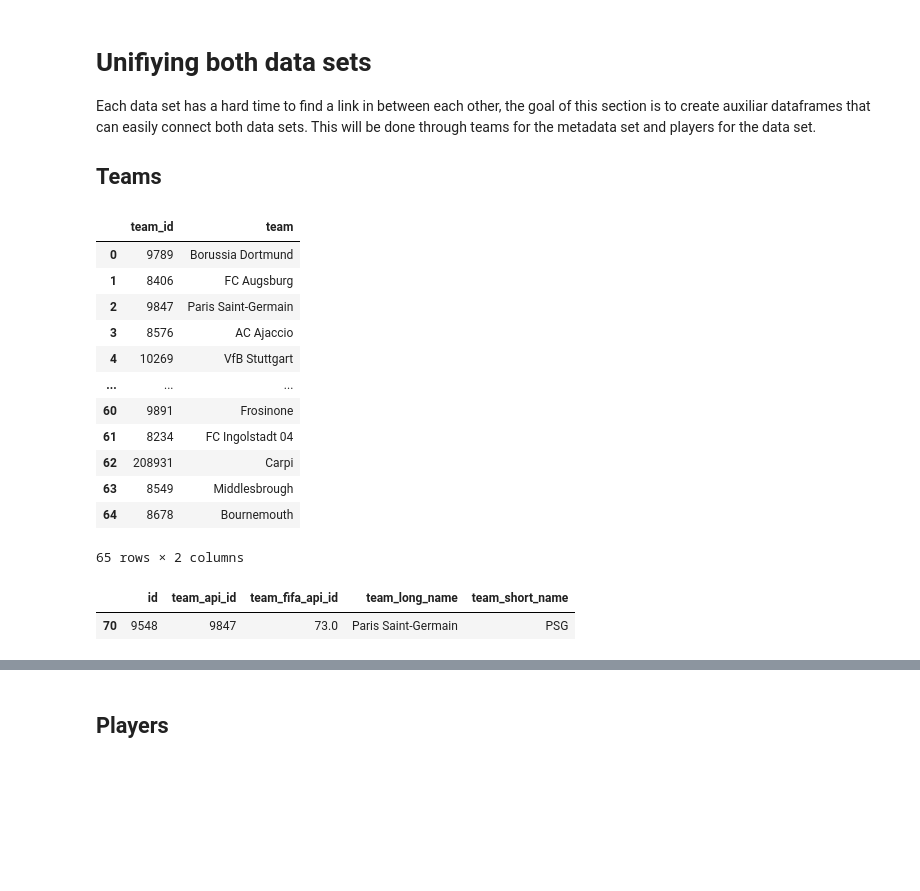
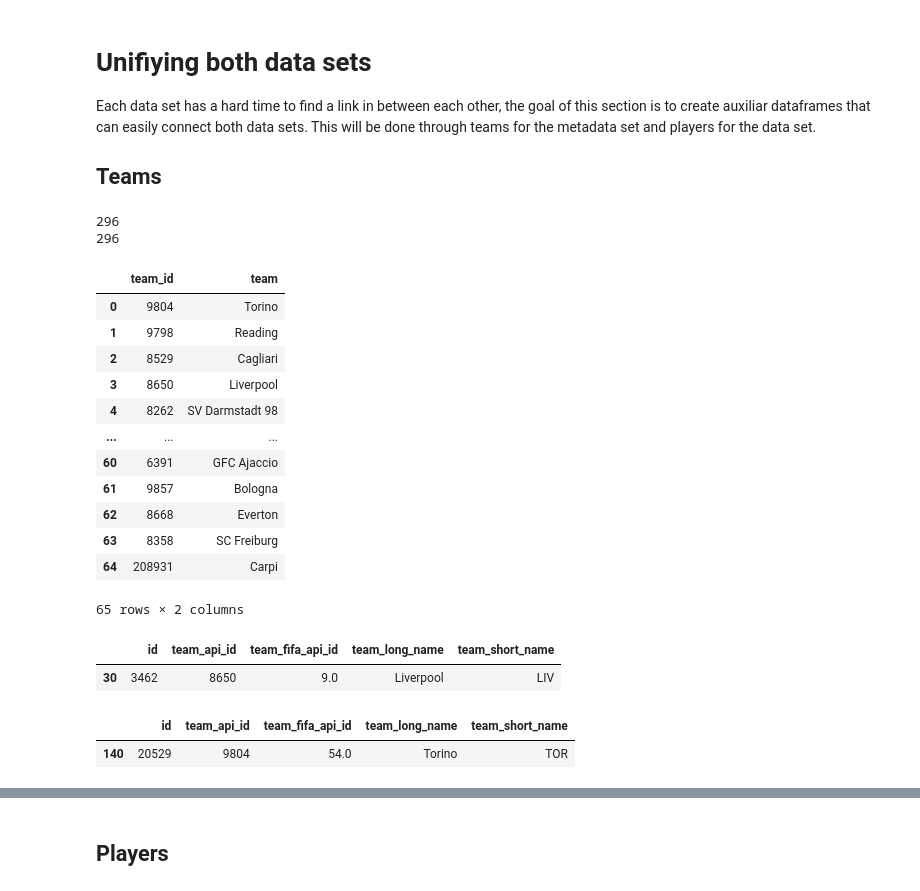
Before and after one commit to JaviPardox/ETL, a Jupyter notebook: Soccer_data.ipynb, the cells around one changed output, grey strips where cells are left out. Cells and saved outputs as stored; diff of their text form; code cells hidden in the pictures; blank space fills up the shorter version.

Commit message:
add auxiliar players data frame and clean data

```diff
--- a/Soccer_data.ipynb
+++ b/Soccer_data.ipynb
@@ -341,3 +361,7 @@ team
 | 297 | 50204 | 7730 | 1862.0 | FC Lausanne-Sports | LAU |
 | 298 | 51606 | 7896 | NaN | Lugano | LUG |
 299 rows × 5 columns
+# %%
+# Checking for duplicates
+team = team.drop_duplicates(subset=['team_long_name'], keep='first')
+team
@@ -450,52 +488,60 @@ team_name = team['team_long_name'].tolist()
 team_info = [team_id,team_name]
+# %%
+# To make sure there are no duplicates, both list's length have to be equal
+print(len(team_id))
+print(len(team_name))
+# %% [output]
+296
+296
 # %%
 # Get all unique teams from the metadata dataframe
 metadata_htname = metadata['ht'].unique().tolist()
 metadata_atname = metadata['at'].unique().tolist()
 
+# Find common teams in both data sets
+unique_teams = list(set(metadata_htname + metadata_atname))
+common_teams = list(set(unique_teams) & set(team_name))
+
 # Create a list with two nested lists
-common_teams = []
-common_teams.append([])
-common_teams.append([])
-
-# Find common teams in both data sets
-for x in range(len(metadata_htname)):
-    if metadata_htname[x] in team_name:
-        common_teams[0].append(metadata_htname[x])
-
-for x in range(len(metadata_atname)):
-    if metadata_atname[x] in team_name and metadata_atname[x] not in common_teams[0]:
-        common_teams[0].append(metadata_htname[x])
+common_teams_data = []
+common_teams_data.append(common_teams)
+common_teams_data.append([None] * len(common_teams))
 # %%
 # Fill out the list with the ids of the teams in common
-for x in range(len(common_teams[0])):
-    for y in range(len(team_info[1])):
-        if common_teams[0][x] == team_info[1][y]:
-            common_teams[1].append(team_info[0][y])
+for x in range(len(common_teams_data[0])):
+    for y in range(len(team_info[1])) :
+        if common_teams_data[0][x] == team_info[1][y]:
+            common_teams_data[1][x] = team_info[0][y]
 # %%
 # Create auxiliar dataframe
-common_teams_data = pd.DataFrame(columns=['team_id','team'])
-common_teams_data['team_id'] = common_teams[1]
-common_teams_data['team'] = common_teams[0]
+common_teams_df = pd.DataFrame(columns=['team_id','team'])
+common_teams_df['team_id'] = common_teams_data[1]
+common_teams_df['team'] = common_teams_data[0]
 
-common_teams_data
+common_teams_df
 # %% [output]
 |  | team_id | team |
-| 0 | 9789 | Borussia Dortmund |
-| 1 | 8406 | FC Augsburg |
-| 2 | 9847 | Paris Saint-Germain |
-| 3 | 8576 | AC Ajaccio |
-| 4 | 10269 | VfB Stuttgart |
+| 0 | 9804 | Torino |
+| 1 | 9798 | Reading |
+| 2 | 8529 | Cagliari |
+| 3 | 8650 | Liverpool |
+| 4 | 8262 | SV Darmstadt 98 |
 | ... | ... | ... |
-| 60 | 9891 | Frosinone |
-| 61 | 8234 | FC Ingolstadt 04 |
-| 62 | 208931 | Carpi |
-| 63 | 8549 | Middlesbrough |
-| 64 | 8678 | Bournemouth |
+| 60 | 6391 | GFC Ajaccio |
+| 61 | 9857 | Bologna |
+| 62 | 8668 | Everton |
+| 63 | 8358 | SC Freiburg |
+| 64 | 208931 | Carpi |
 65 rows × 2 columns
+# %%
+# Making sure that the team and id match
+team.loc[team['team_long_name'] == 'Liverpool']
+# %% [output]
+|  | id | team_api_id | team_fifa_api_id | team_long_name | team_short_name |
+| 30 | 3462 | 8650 | 9.0 | Liverpool | LIV |
 # %%
 # Making sure that the team and id match
-team.loc[team['team_api_id'] == 9847]
+team.loc[team['team_api_id'] == 9804]
 # %% [output]
 |  | id | team_api_id | team_fifa_api_id | team_long_name | team_short_name |
-| 70 | 9548 | 9847 | 73.0 | Paris Saint-Germain | PSG |
+| 140 | 20529 | 9804 | 54.0 | Torino | TOR |
```
Also changed, not shown: parts of 15 cells of this notebook.
